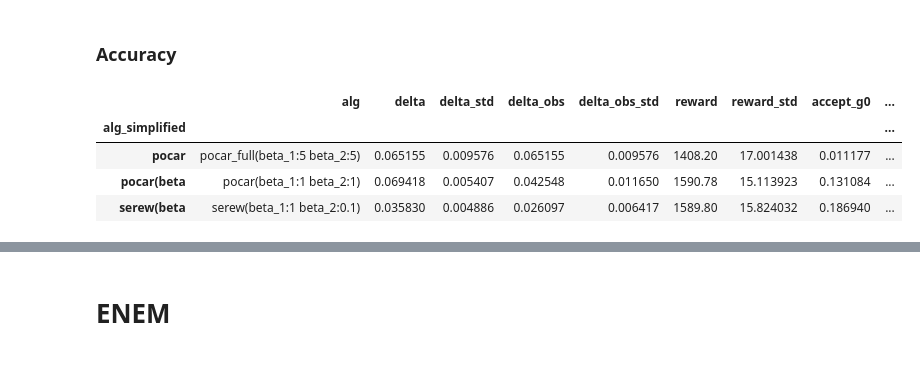
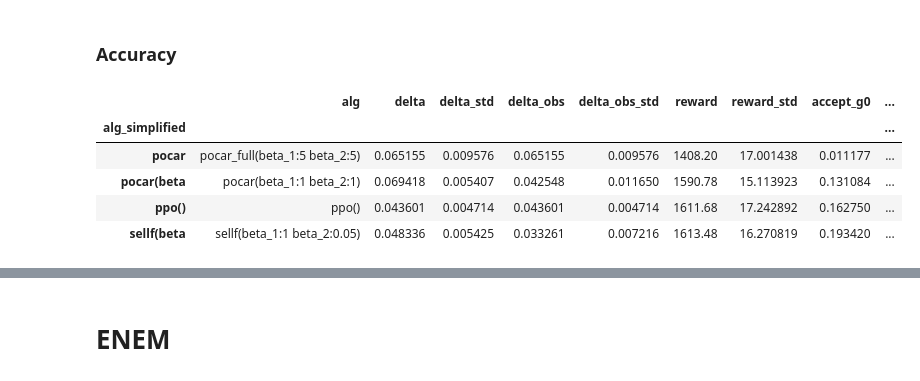
Before and after one commit to hiaac-finance/sellf, a Jupyter notebook: lending_experiment/figures.ipynb, the cells around one changed output, grey strips where cells are left out. Saved outputs shown, nothing was run; the diff lists cells and outputs as text; code cells hidden in the pictures.

Commit message:
feat: add ablation experiment

```diff
--- a/lending_experiment/figures.ipynb
+++ b/lending_experiment/figures.ipynb
@@ -161,9 +180,3 @@ plt.savefig("figures/ablation.pdf", bbox_inches='tight')
 FileNotFoundError: [Errno 2] No such file or directory: 'experiments/fico_equal/accuracy/sellf(beta_1:5 beta_2:0)/eval/eval_data.csv'
 # %% [markdown]
 ## Decomposition
-# %%
-alg = "serew(beta_1:1 beta_2:0)"
-env_name = "enem"
-mu_type = "accuracy"
-df = pd.read_csv(f"experiments/{env_name}/{mu_type}/{alg}/models/progress.csv")
-df.columns
@@ -191,0 +183,13 @@ plt.show()
+# %%
+env_name = "fico_equal"
+mu_type = "accuracy"
+train_files = glob(f"experiments/ablation/**/{env_name}/{mu_type}/**/models/*.csv")
+eval_files = glob(f"experiments/ablation/**/{env_name}/{mu_type}/**/eval/*.csv")
+alg_dict = dict([(f.split("/")[-3], []) for f in train_files])
+alg_dict_eval = dict([(f.split("/")[-3], []) for f in eval_files])
+for f in train_files:
+    alg_name = f.split("/")[-3]
+    alg_dict[alg_name].append(f)
+for f in eval_files:
+    alg_name = f.split("/")[-3]
+    alg_dict_eval[alg_name].append(f)
@@ -191,0 +223,15 @@ plt.show()
+# %%
+alg_dfs_eval = {}
+for alg_name, file_list in alg_dict_eval.items():
+    df_list = []
+    for f in file_list:
+        df = pd.read_csv(f)
+        df["t"] = np.arange(len(df))
+        df_list.append(df)
+    df = pd.concat(df_list)
+    df["delta"] = df["delta"].abs()
+    df = df.groupby("t").agg({"delta" : "mean"})
+    alg_dfs_eval[alg_name] = {
+        "mean" : df["delta"].mean(),
+        "std" : df["delta"].std()
+    }
@@ -196,7 +410,7 @@ plt.show()
 # %%
 env_name = "fico_equal"
 mu_type = "tpr"
-alg_names = []
+alg_names = ["ppo()"]
 for beta_1 in [1, 2, 5, 10]:
     for beta_2 in [0, 0.05, 0.1]:
         alg_names.append(f"sellf(beta_1:{beta_1} beta_2:{beta_2})")
@@ -204,7 +418,7 @@ for beta_1 in [1, 2, 5, 10]:
         alg_names.append(f"pocar(beta_1:{beta_1} beta_2:{beta_2})")
         alg_names.append(f"pocar_full(beta_1:{beta_1} beta_2:{beta_2})")
 results = summarize_hyperparam(env_name, mu_type, alg_names)
-results.sort_values("score", ascending = False).groupby("alg_simplified").first()
+results.sort_values("score", ascending=False).groupby("alg_simplified").first()
 # %% [output]
 |  | alg | delta | delta_std | delta_obs | delta_obs_std | reward | reward_std | accept_g0 | ... |
 | alg_simplified |  |  |  |  |  |  |  |  | ... |
@@ -343,18 +535,19 @@ plt.show()
 # %%
 env_name = "fico_equal"
 mu_type = "accuracy"
-alg_names = []
+alg_names = ["ppo()"]
 for beta_1 in [1, 2, 5, 10]:
     for beta_2 in [0, 0.05, 0.1]:
-        alg_names.append(f"serew(beta_1:{beta_1} beta_2:{beta_2})")
+        alg_names.append(f"sellf(beta_1:{beta_1} beta_2:{beta_2})")
     for beta_2 in [1, 2, 5, 10]:
         alg_names.append(f"pocar(beta_1:{beta_1} beta_2:{beta_2})")
         alg_names.append(f"pocar_full(beta_1:{beta_1} beta_2:{beta_2})")
 results = summarize_hyperparam(env_name, mu_type, alg_names)
-results.sort_values("score", ascending = False).groupby("alg_simplified").first()
+results.sort_values("score", ascending=False).groupby("alg_simplified").first()
 # %% [output]
 |  | alg | delta | delta_std | delta_obs | delta_obs_std | reward | reward_std | accept_g0 | ... |
 | alg_simplified |  |  |  |  |  |  |  |  | ... |
 | pocar | pocar_full(beta_1:5 beta_2:5) | 0.065155 | 0.009576 | 0.065155 | 0.009576 | 1408.20 | 17.001438 | 0.011177 | ... |
 | pocar(beta | pocar(beta_1:1 beta_2:1) | 0.069418 | 0.005407 | 0.042548 | 0.011650 | 1590.78 | 15.113923 | 0.131084 | ... |
-| serew(beta | serew(beta_1:1 beta_2:0.1) | 0.035830 | 0.004886 | 0.026097 | 0.006417 | 1589.80 | 15.824032 | 0.186940 | ... |
+| ppo() | ppo() | 0.043601 | 0.004714 | 0.043601 | 0.004714 | 1611.68 | 17.242892 | 0.162750 | ... |
+| sellf(beta | sellf(beta_1:1 beta_2:0.05) | 0.048336 | 0.005425 | 0.033261 | 0.007216 | 1613.48 | 16.270819 | 0.193420 | ... |
```
Also changed, not shown: parts of 27 cells of this notebook, 1 other file.
